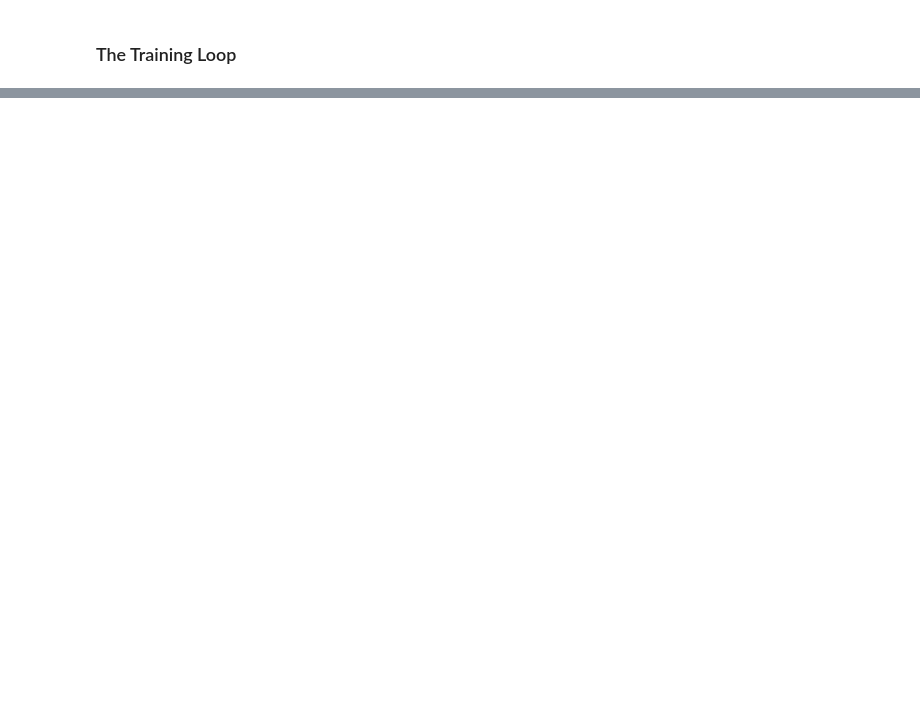
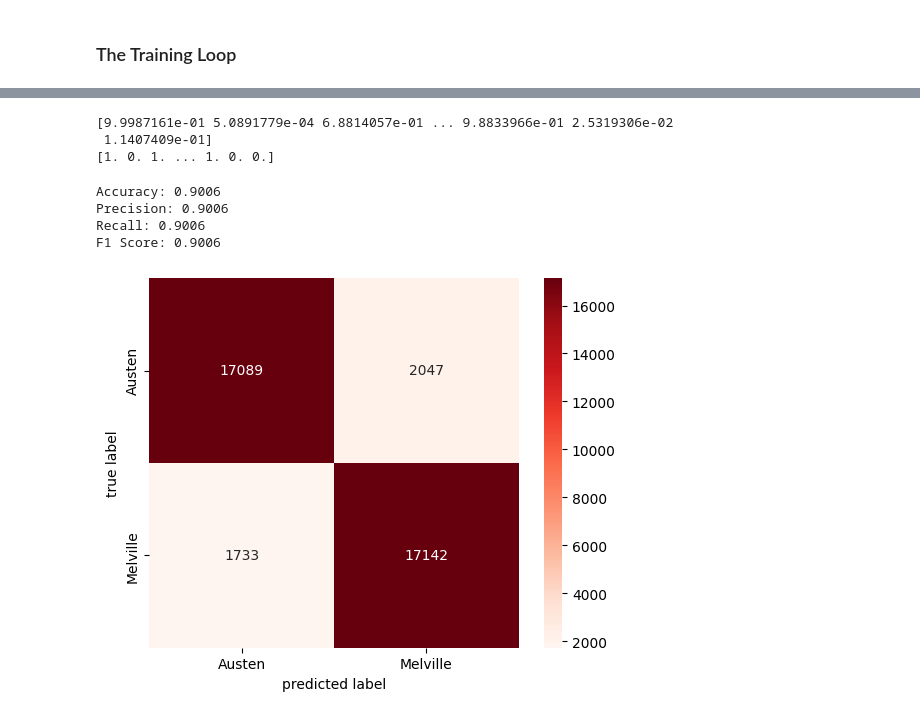
Before and after one commit to AlejandroCiuba/PyLing, a Jupyter notebook: classifiers.ipynb, the cells around one changed output, grey strips where cells are left out. Drawn from its saved outputs; the diff is of its cells as text; code cells hidden in the pictures; blank space fills up the shorter version.

```diff
--- a/classifiers.ipynb
+++ b/classifiers.ipynb
@@ -558,2 +589,9 @@ Compile with `TORCH_USE_CUDA_DSA` to enable device-side assertions.
+# %%
+# I named them *_t to distinguish them; .to(device) pushes them to the GPU/CPU
+# We need to convert the X train and test sparse matrices into a dense one
+X_train_t = torch.from_numpy(X_train_sp.toarray().astype(np.float32)).to(device)
+X_test_t = torch.from_numpy(X_test_sp.toarray().astype(np.float32)).to(device)
+y_train_t = torch.from_numpy(np.array(y_train).astype(np.float32)).to(device)
+y_test_t = torch.from_numpy(np.array(y_test).astype(np.float32)).to(device)
 # %%
 # Sparse vector... not a lot of actual "content"
@@ -652,0 +700,4 @@ TypeError: default_collate: batch must contain tensors, numpy arrays, numbers, d
+# %%
+probabilities = model(X_test_t)
+print(probabilities)
+print(probabilities.round())
@@ -652,0 +719,26 @@ TypeError: default_collate: batch must contain tensors, numpy arrays, numbers, d
+# %%
+# Flatten and convert to numpy array
+# Detach it from a specific device, squeeze it and convert
+probabilities = probabilities.detach().squeeze(dim=1).numpy()
+predictions = probabilities.round()
+print(probabilities)
+print(predictions)
+# %% [output]
+[9.9987161e-01 5.0891779e-04 6.8814057e-01 ... 9.8833966e-01 2.5319306e-02
+ 1.1407409e-01]
+[1. 0. 1. ... 1. 0. 0.]
+# %%
+acc, prec, rec, f1, conf = get_metrics(targets=y_test, predictions=predictions)
+
+print(f"Accuracy: {acc:.4f}")
+print(f"Precision: {prec:.4f}")
+print(f"Recall: {rec:.4f}")
+print(f"F1 Score: {f1:.4f}")
+
+plot_confusion_matrix(conf, labels=["Austen", "Melville"])
+# %% [output]
+Accuracy: 0.9006
+Precision: 0.9006
+Recall: 0.9006
+F1 Score: 0.9006
+[figure, added]
```
Also changed, not shown: parts of 51 cells of this notebook.
